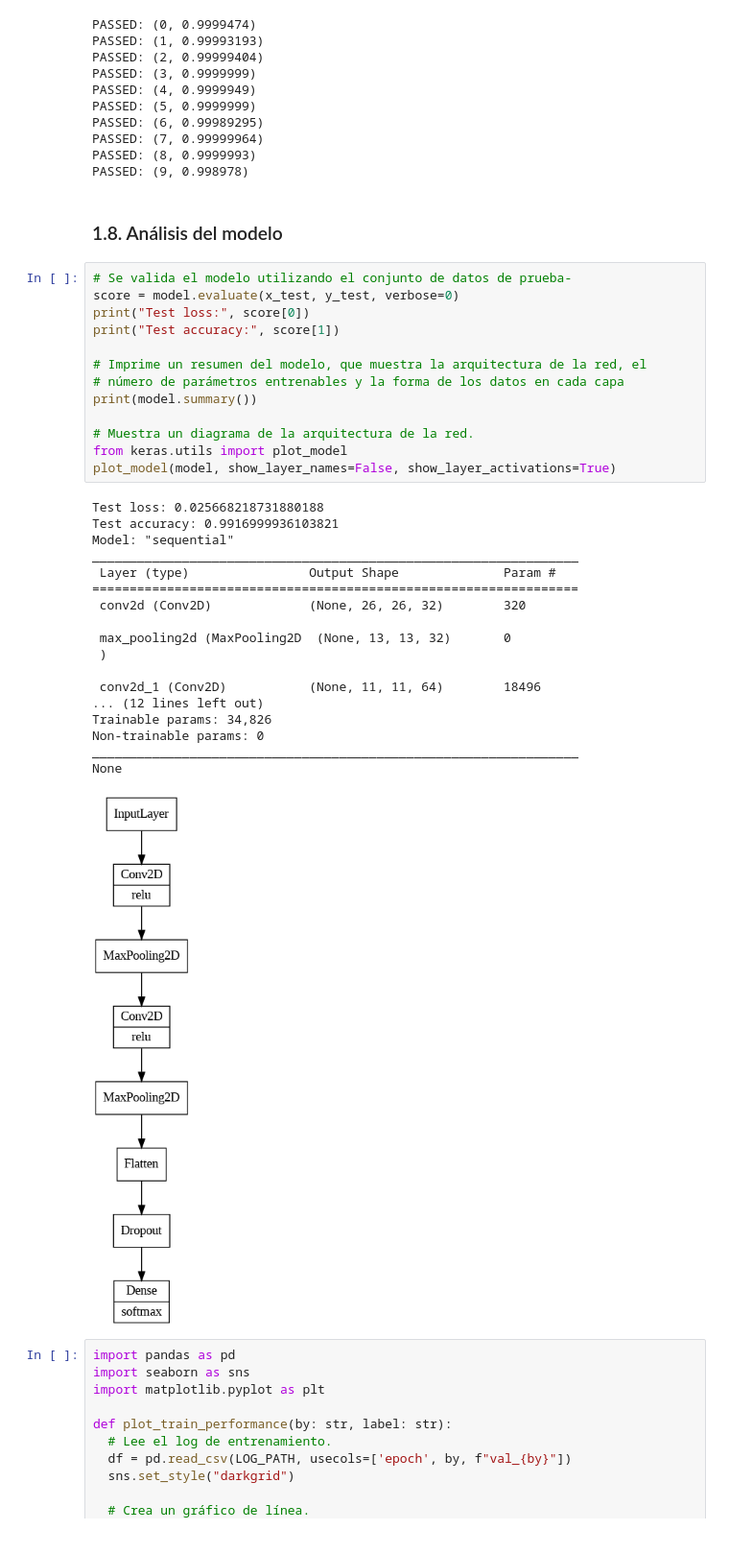
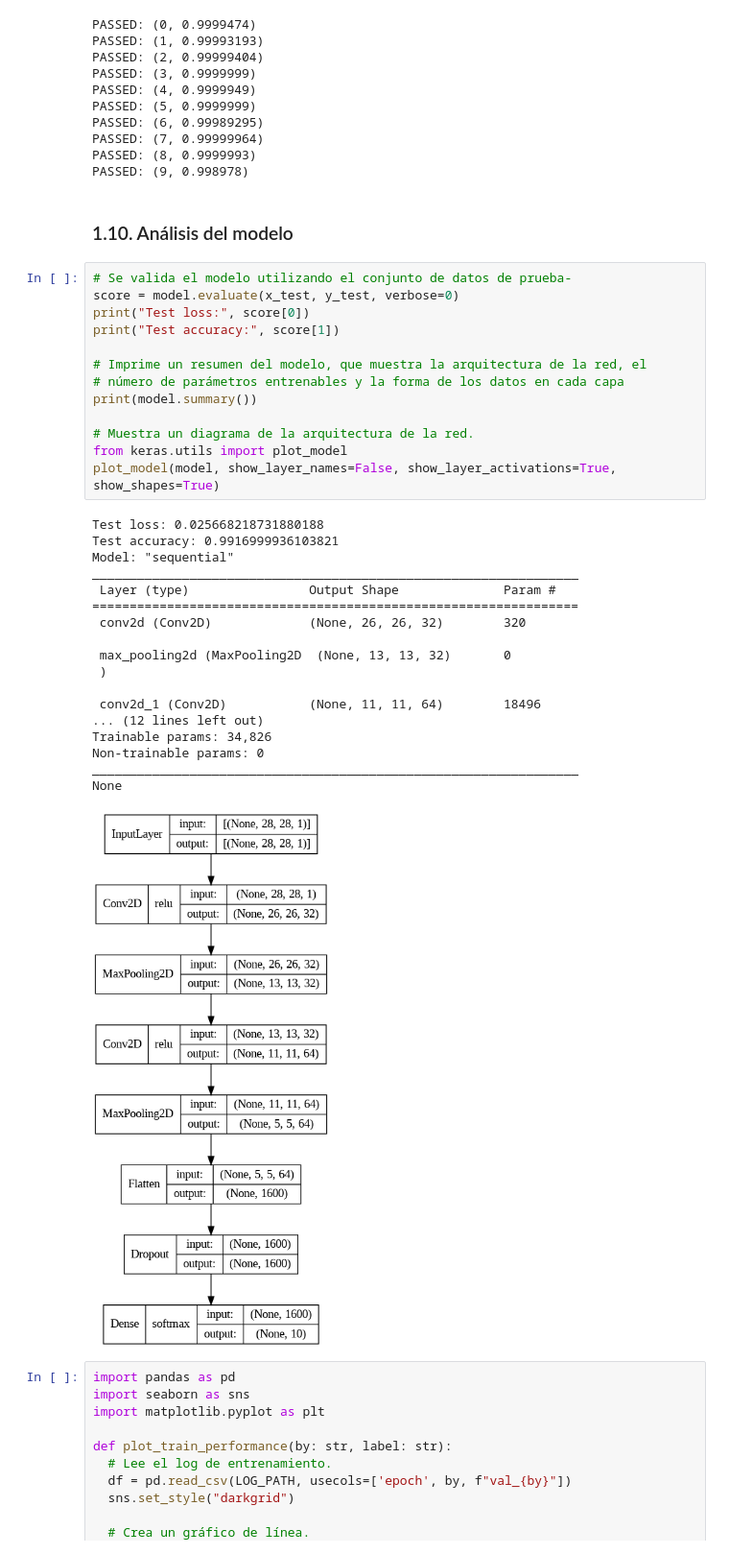
Before and after one commit to davideliseo/ia-icci-g2, a Jupyter notebook: lab-1.ipynb, the cells around one changed output. Shown: that part at 96% size. Saved outputs shown, nothing was run; the diff lists cells and outputs as text.

Commit message:
UPDATE: Diagrama del modelo

```diff
--- a/lab-1.ipynb
+++ b/lab-1.ipynb
@@ -229,39 +232,39 @@ PASSED: (7, 0.99999964)
 PASSED: (8, 0.9999993)
 PASSED: (9, 0.998978)
 # %% [markdown]
-### 1.8. Análisis del modelo
+### 1.10. Análisis del modelo
 # %%
 # Se valida el modelo utilizando el conjunto de datos de prueba-
 score = model.evaluate(x_test, y_test, verbose=0)
 print("Test loss:", score[0])
 print("Test accuracy:", score[1])
 
 # Imprime un resumen del modelo, que muestra la arquitectura de la red, el
 # número de parámetros entrenables y la forma de los datos en cada capa
 print(model.summary())
 
 # Muestra un diagrama de la arquitectura de la red.
 from keras.utils import plot_model
-plot_model(model, show_layer_names=False, show_layer_activations=True)
+plot_model(model, show_layer_names=False, show_layer_activations=True, show_shapes=True)
 # %% [output]
 Test loss: 0.025668218731880188
 Test accuracy: 0.9916999936103821
 Model: "sequential"
 _________________________________________________________________
  Layer (type)                Output Shape              Param #
 =================================================================
  conv2d (Conv2D)             (None, 26, 26, 32)        320
 
  max_pooling2d (MaxPooling2D  (None, 13, 13, 32)       0
  )
 
  conv2d_1 (Conv2D)           (None, 11, 11, 64)        18496
 ... (12 lines left out)
 Trainable params: 34,826
 Non-trainable params: 0
 _________________________________________________________________
 None
-[figure, old version]
+[figure, new version]
 # %%
 import pandas as pd
 import seaborn as sns
```
Also changed, not shown: parts of 1 cell of this notebook.
